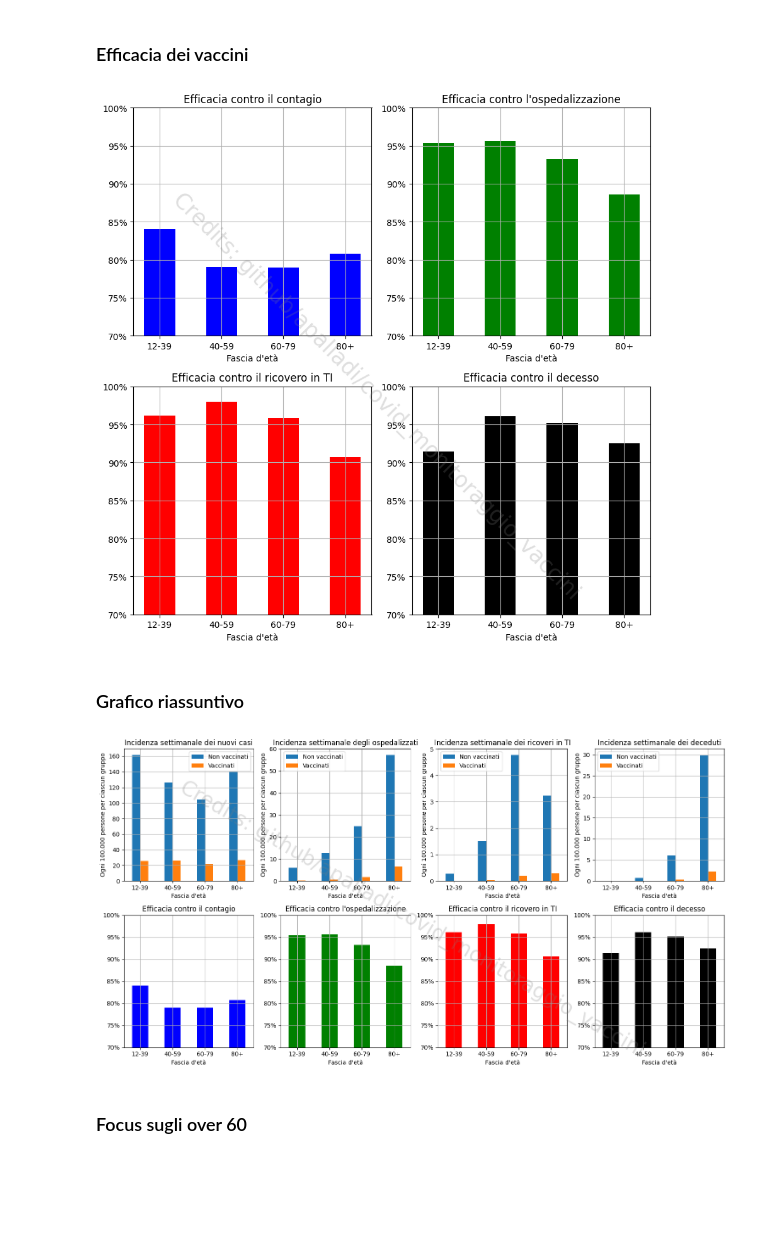
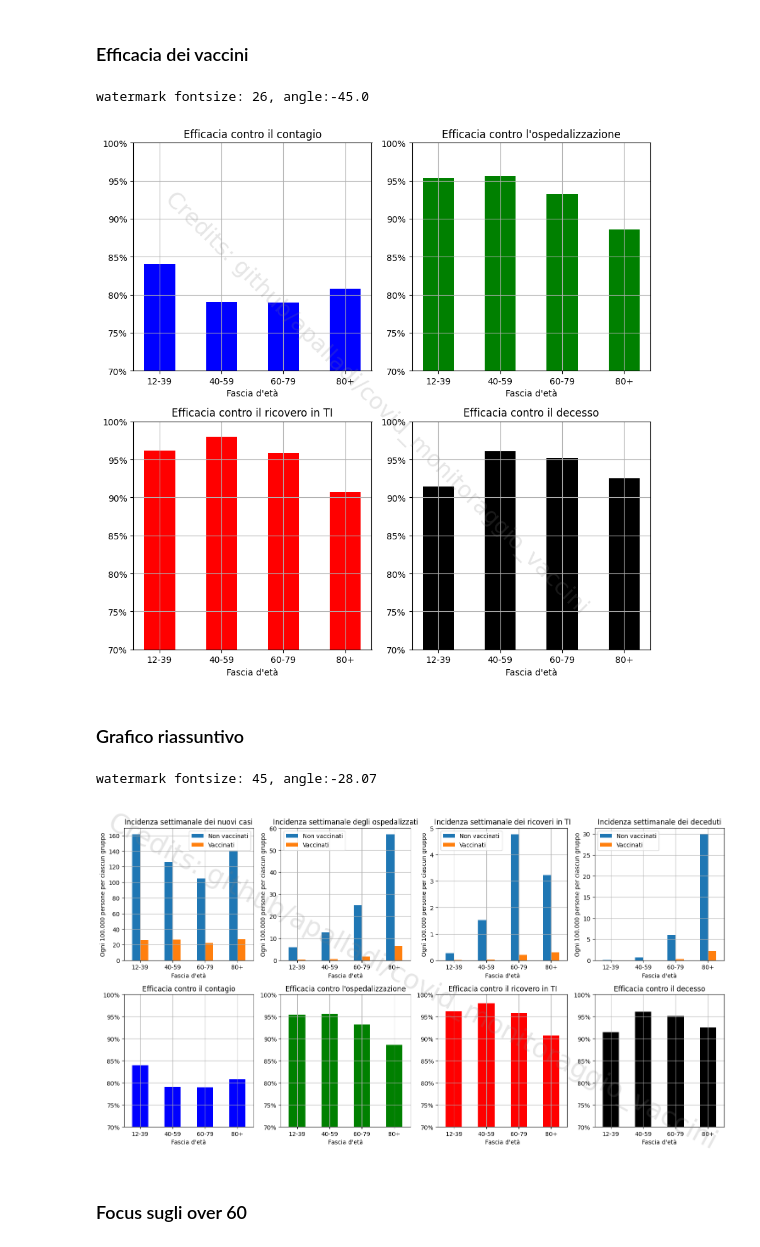
Before and after one commit to apalladi/covid_vaccini_monitoraggio, a Jupyter notebook: Notebooks/efficacia_vaccini.ipynb, the cells around one changed output. Cells and saved outputs as stored; diff of their text form; code cells hidden in the pictures; blank space fills up the shorter version.

```diff
--- a/Notebooks/efficacia_vaccini.ipynb
+++ b/Notebooks/efficacia_vaccini.ipynb
@@ -54,16 +57,3 @@ df_tassi
 | 80+ | 140.561224 | 27.029172 | 57.227891 | 6.540214 | ... |
 # %% [markdown]
 ## Rappresentazione grafica dei risultati
-# %%
-def which_axe(x):
-    axes[x].set_ylabel('Ogni 100.000 persone per ciascun gruppo')
-    axes[x].set_xlabel('Fascia d\'età')
-    axes[x].legend(['Non vaccinati', 'Vaccinati'])
-    axes[x].grid()
-    for tick in axes[x].get_xticklabels():
-        tick.set_rotation(0)
-
-def add_watermark(x):
-    axes[x].text(0.5, 0.45, 'Credit: github/apalladi/covid_monitoraggio_vaccini', transform=axes[x].transAxes,
-        fontsize=10, color='grey', alpha=1,
-        ha='center', va='center', rotation=-45)
@@ -140,14 +169,14 @@ plt.bar(efficacia_decessi.index, efficacia_decessi, color='black', width=0.5)
 plt.title('Efficacia contro il decesso')
 add_to_plot()
 
-fig.text(0.5, 0.45, 'Credits: github/apalladi/covid_monitoraggio_vaccini',
-        fontsize=25, color='gray', alpha=0.25,
-        ha='center', va='center', rotation=-45)
+# add watermark
+add_watermark(fig)
 
 plt.tight_layout()
-plt.savefig('../risultati/efficacia_vaccini.png', dpi=300)
+plt.savefig('../risultati/efficacia_vaccini.png', dpi=300, bbox_inches="tight")
 plt.show()
 # %% [output]
+watermark fontsize: 26, angle:-45.0
 [figure]
 # %% [markdown]
 ### Grafico riassuntivo
@@ -169,52 +198,44 @@ axes = axes2.ravel()
 df_tassi.iloc[:, [0, 1]].plot(ax=axes[0],kind='bar')
 axes[0].set_title('Incidenza settimanale dei nuovi casi')
 which_axe(0)
-# add_watermark(0)
 
 df_tassi.iloc[:, [2, 3]].plot(ax=axes[1], kind='bar')
 axes[1].set_title('Incidenza settimanale degli ospedalizzati')
 which_axe(1)
-# add_watermark(1)
 
 df_tassi.iloc[:, [4, 5]].plot(ax=axes[2], kind='bar')
 axes[2].set_title('Incidenza settimanale dei ricoveri in TI')
 which_axe(2)
-# add_watermark(2)
 
 df_tassi.iloc[:, [6, 7]].plot(ax=axes[3], kind='bar')
 axes[3].set_title('Incidenza settimanale dei deceduti')
 which_axe(3)
-# add_watermark(3)
 
 efficacia_contagio.plot(kind='bar', ax=axes[4], color='blue')
 axes[4].set_title('Efficacia contro il contagio')
 which_axe_bar(4)
-# add_watermark(4)
 
 efficacia_osp.plot(kind='bar', ax=axes[5], color='green')
 axes[5].set_title('Efficacia contro l\'ospedalizzazione')
 which_axe_bar(5)
-# add_watermark(5)
 
 efficacia_terint.plot(kind='bar', ax=axes[6], color='red')
 axes[6].set_title('Efficacia contro il ricovero in TI')
 which_axe_bar(6)
-# add_watermark(6)
 
 efficacia_decessi.plot(kind='bar', ax=axes[7], color='black')
 axes[7].set_title('Efficacia contro il decesso')
 which_axe_bar(7)
-# add_watermark(7)
 
-fig.text(0.5, 0.45, 'Credits: github/apalladi/covid_monitoraggio_vaccini',
-        fontsize=35, color='gray', alpha=0.25,
-        ha='center', va='center', rotation=-30)
+# add watermark
+add_watermark(fig)
 
 plt.tight_layout()
-plt.savefig('../risultati/tassi_efficacia.png', dpi=300)
+plt.savefig('../risultati/tassi_efficacia.png', dpi=300, bbox_inches="tight")
 plt.show()
 # %% [output]
+watermark fontsize: 45, angle:-28.07
-[figure, old version]
+[figure, new version]
 # %% [markdown]
 ### Focus sugli over 60
 # %%
```
Also changed, not shown: parts of 4 cells of this notebook, 10 other files.
